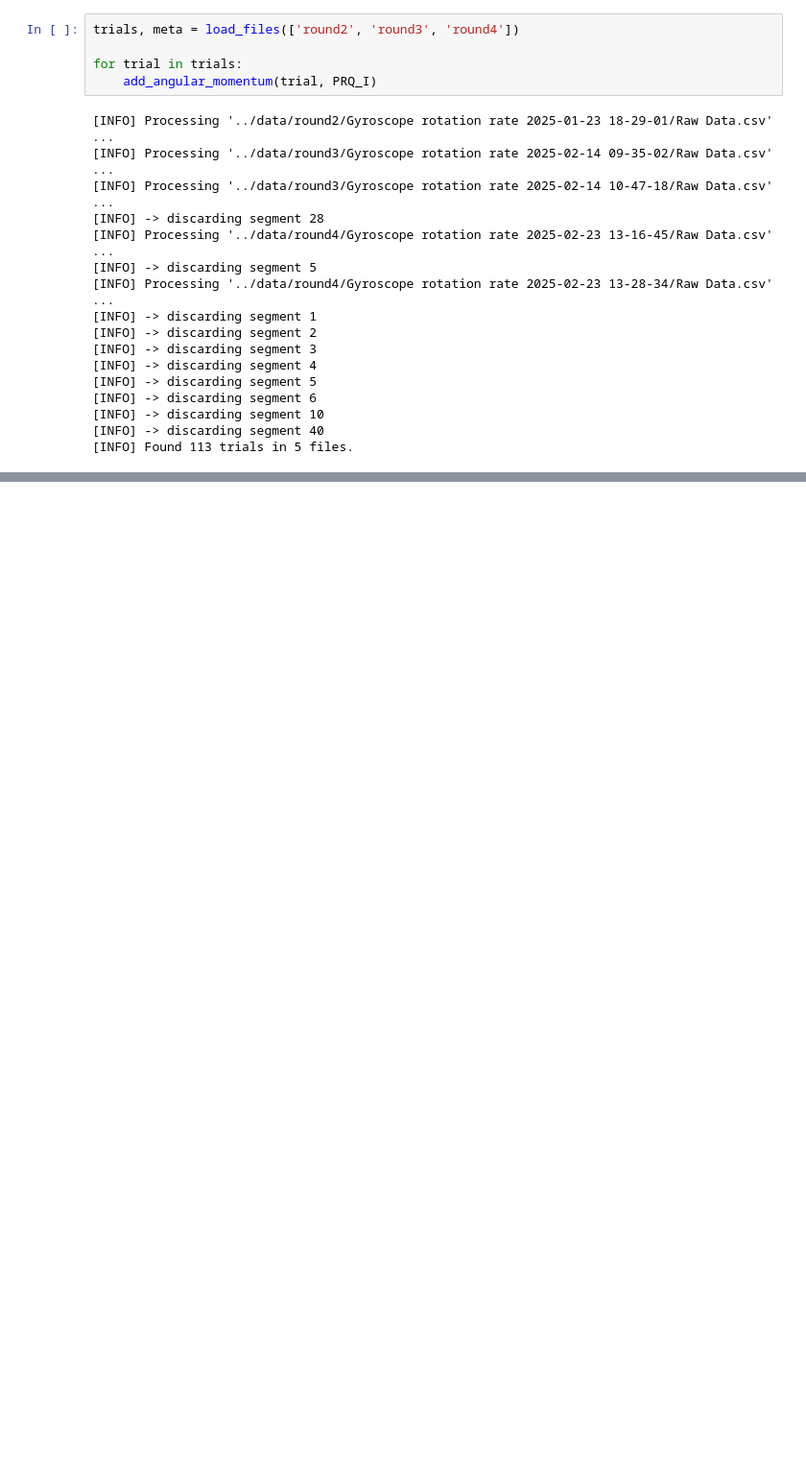
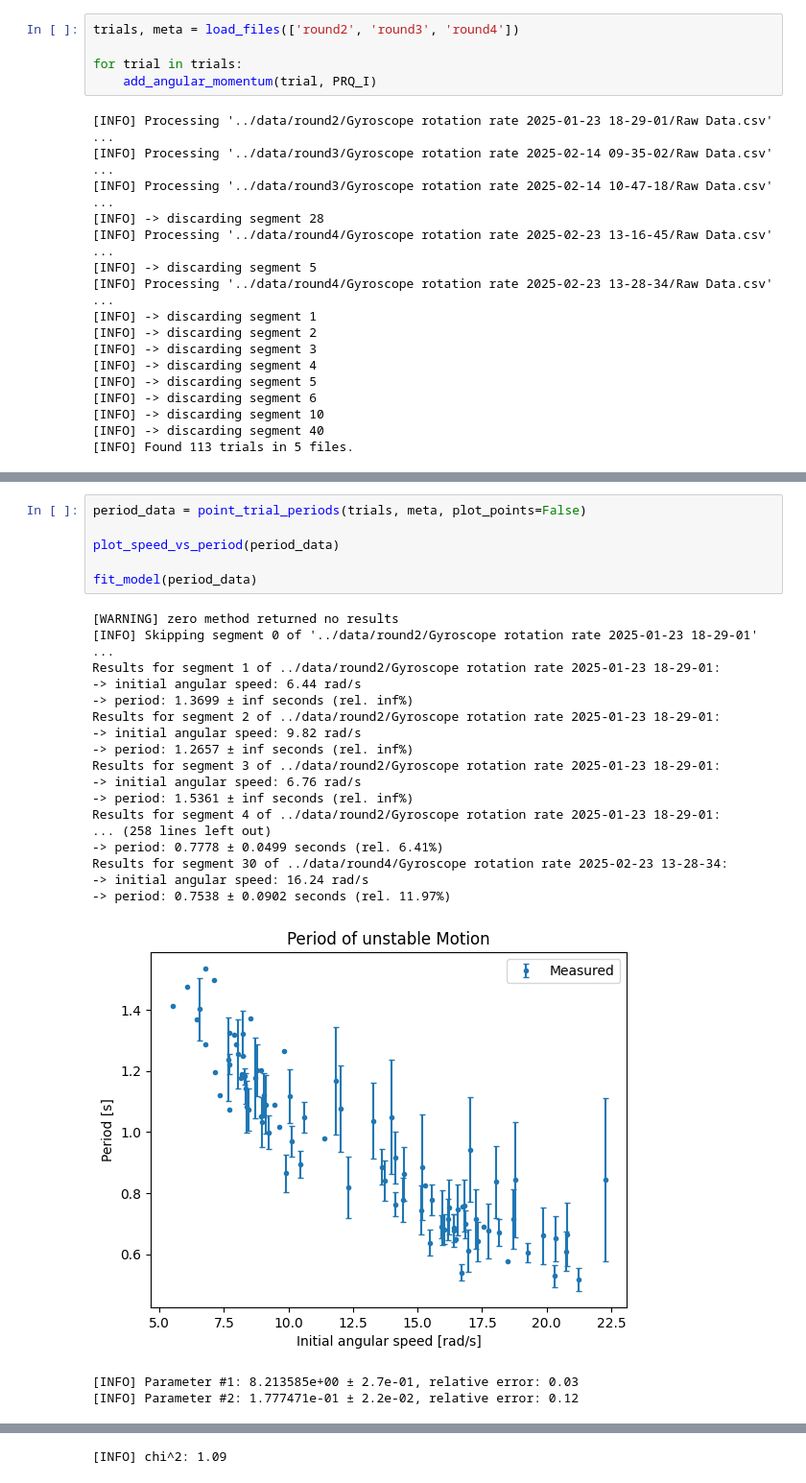
Before and after one commit to fbubbar/sci1-t2, a Jupyter notebook: analyse/combined.ipynb, the cells around one changed output, grey strips where cells are left out. Shown at 96% size. Saved outputs shown, nothing was run; the diff lists cells and outputs as text; blank space fills up the shorter version.

```diff
--- a/analyse/combined.ipynb
+++ b/analyse/combined.ipynb
@@ -113,0 +125,27 @@ Results for segment 30 of ../data/round4/Gyroscope rotation rate 2025-02-23 13-2
+# %%
+period_data = point_trial_periods(trials, meta, plot_points=False)
+
+plot_speed_vs_period(period_data)
+
+fit_model(period_data)
+# %% [output]
+[WARNING] zero method returned no results
+[INFO] Skipping segment 0 of '../data/round2/Gyroscope rotation rate 2025-01-23 18-29-01' ...
+Results for segment 1 of ../data/round2/Gyroscope rotation rate 2025-01-23 18-29-01:
+-> initial angular speed: 6.44 rad/s
+-> period: 1.3699 ± inf seconds (rel. inf%)
+Results for segment 2 of ../data/round2/Gyroscope rotation rate 2025-01-23 18-29-01:
+-> initial angular speed: 9.82 rad/s
+-> period: 1.2657 ± inf seconds (rel. inf%)
+Results for segment 3 of ../data/round2/Gyroscope rotation rate 2025-01-23 18-29-01:
+-> initial angular speed: 6.76 rad/s
+-> period: 1.5361 ± inf seconds (rel. inf%)
+Results for segment 4 of ../data/round2/Gyroscope rotation rate 2025-01-23 18-29-01:
+... (258 lines left out)
+-> period: 0.7778 ± 0.0499 seconds (rel. 6.41%)
+Results for segment 30 of ../data/round4/Gyroscope rotation rate 2025-02-23 13-28-34:
+-> initial angular speed: 16.24 rad/s
+-> period: 0.7538 ± 0.0902 seconds (rel. 11.97%)
+[figure, added]
+[INFO] Parameter #1: 8.213585e+00 ± 2.7e-01, relative error: 0.03
+[INFO] Parameter #2: 1.777471e-01 ± 2.2e-02, relative error: 0.12
@@ -113,0 +154 @@ Results for segment 30 of ../data/round4/Gyroscope rotation rate 2025-02-23 13-2
+[INFO] chi^2: 1.09
```
Also changed, not shown: parts of 19 cells of this notebook, 3 other files.
